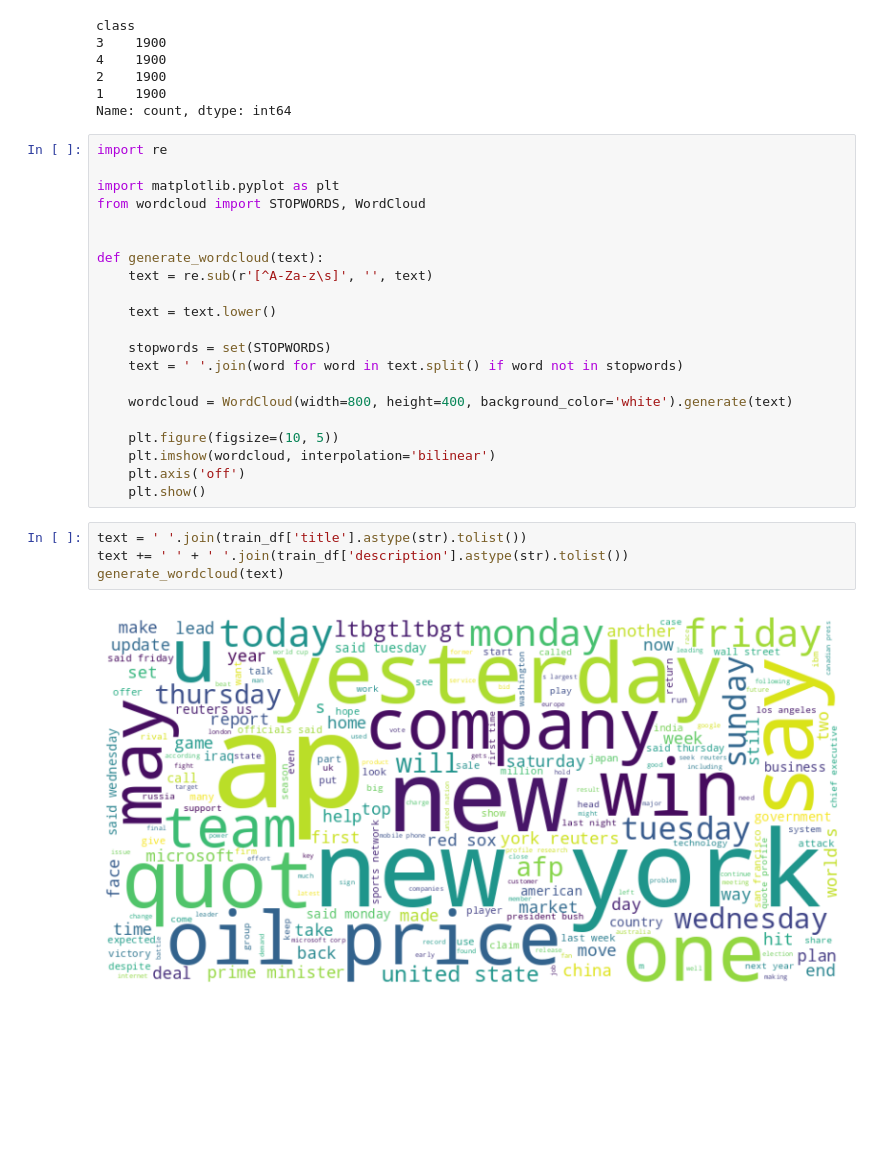
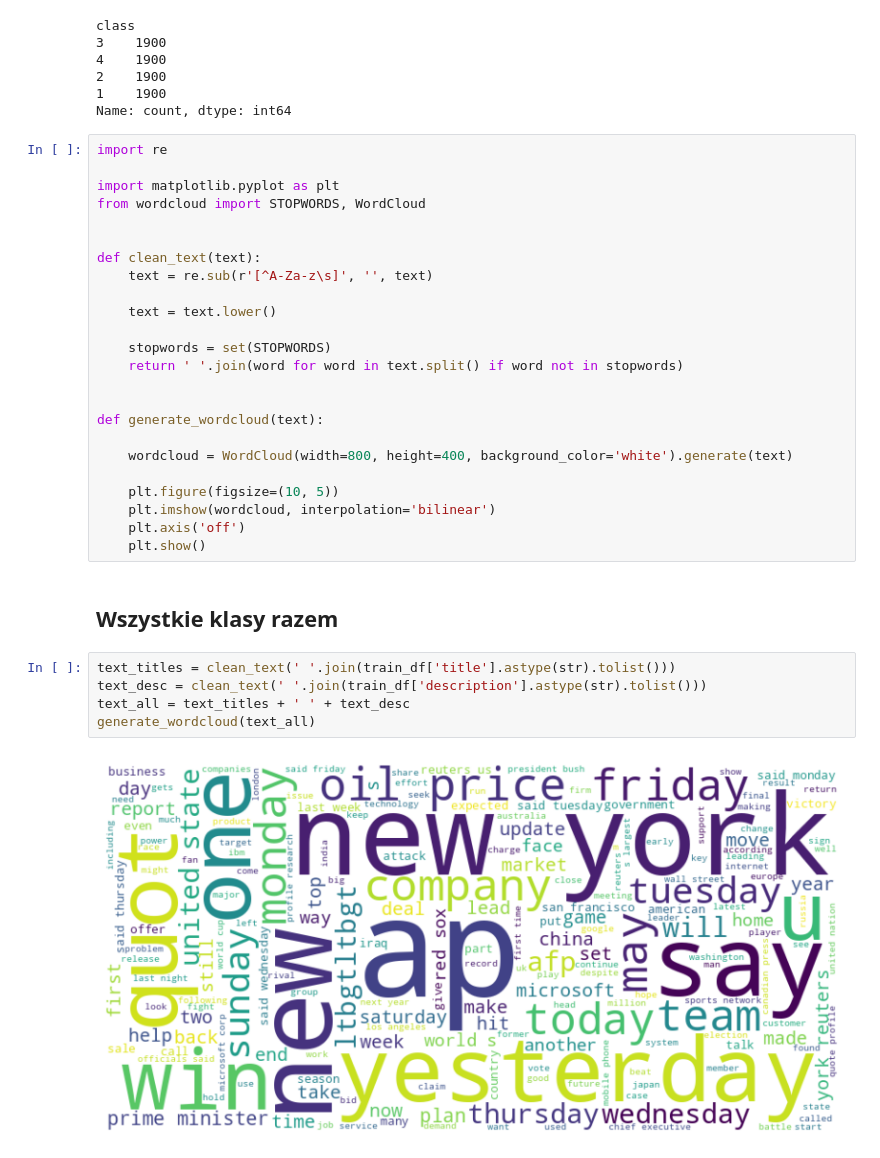
Before and after one commit to nr6000000/pw-przetwarzanie-danych, a Jupyter notebook: eda.ipynb, the cells around one changed output. Saved outputs shown, nothing was run; the diff lists cells and outputs as text; blank space fills up the shorter version.

```diff
--- a/eda.ipynb
+++ b/eda.ipynb
@@ -36,13 +57,16 @@ import matplotlib.pyplot as plt
 from wordcloud import STOPWORDS, WordCloud
 
 
-def generate_wordcloud(text):
+def clean_text(text):
     text = re.sub(r'[^A-Za-z\s]', '', text)
 
     text = text.lower()
 
     stopwords = set(STOPWORDS)
-    text = ' '.join(word for word in text.split() if word not in stopwords)
+    return ' '.join(word for word in text.split() if word not in stopwords)
+
+
+def generate_wordcloud(text):
 
     wordcloud = WordCloud(width=800, height=400, background_color='white').generate(text)
 
@@ -50,9 +74,12 @@ def generate_wordcloud(text):
     plt.imshow(wordcloud, interpolation='bilinear')
     plt.axis('off')
     plt.show()
+# %% [markdown]
+## Wszystkie klasy razem
 # %%
-text = ' '.join(train_df['title'].astype(str).tolist())
-text += ' ' + ' '.join(train_df['description'].astype(str).tolist())
-generate_wordcloud(text)
+text_titles = clean_text(' '.join(train_df['title'].astype(str).tolist()))
+text_desc = clean_text(' '.join(train_df['description'].astype(str).tolist()))
+text_all = text_titles + ' ' + text_desc
+generate_wordcloud(text_all)
 # %% [output]
-[figure, old version]
+[figure, new version]
```
Also changed, not shown: parts of 30 cells of this notebook, 2 other files.
